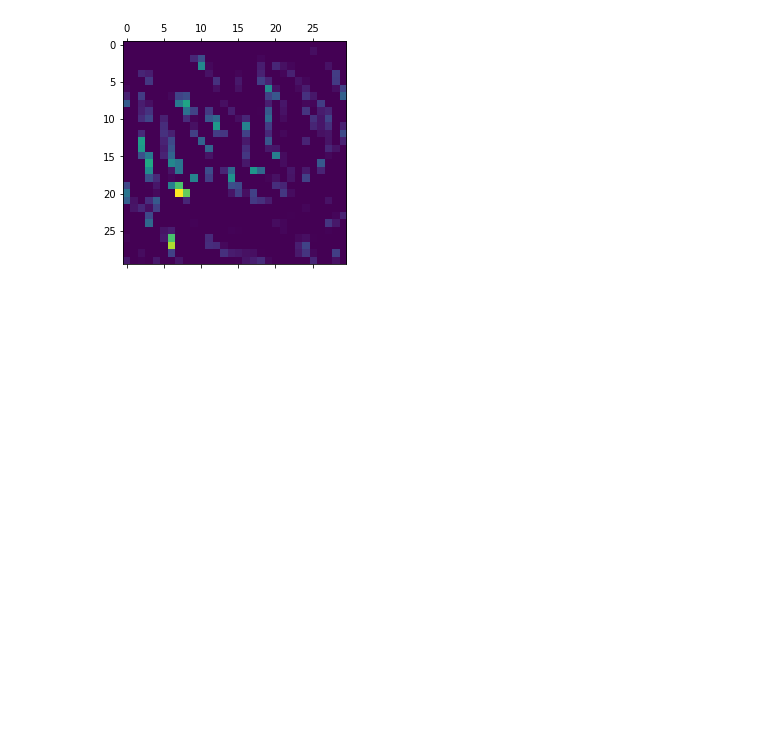
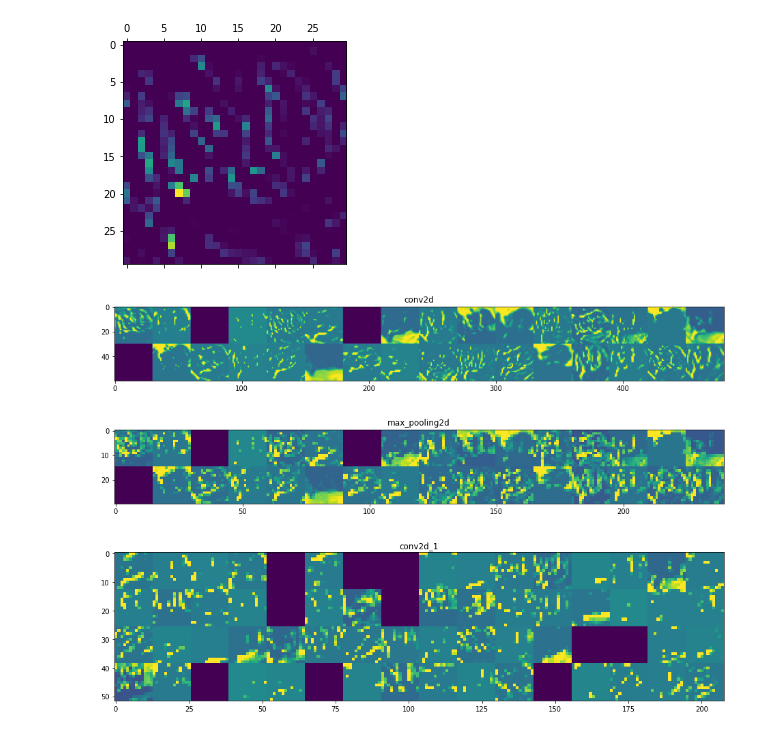
Before and after one commit to igomezv/DLCIMATAGS, a Jupyter notebook: notebooks/Intro_Conv_nets.ipynb, the cells around one changed output. Cells and saved outputs as stored; diff of their text form; code cells hidden in the pictures; blank space fills up the shorter version.

Commit message:
visualization of hidden layers

```diff
--- a/notebooks/Intro_Conv_nets.ipynb
+++ b/notebooks/Intro_Conv_nets.ipynb
@@ -203,3 +203,35 @@ plt.matshow(first_layer_activation[0, :, :, 4], cmap='viridis')
 # %% [output]
 <matplotlib.image.AxesImage at 0x...>
 [figure]
+# %%
+layer_names = []
+for layer in model.layers[:12]:
+    layer_names.append(layer.name) # Names of the layers, so you can have them as part of your plot
+
+images_per_row = 16
+
+for layer_name, layer_activation in zip(layer_names, activations): # Displays the feature maps
+    n_features = layer_activation.shape[-1] # Number of features in the feature map
+    size = layer_activation.shape[1] #The feature map has shape (1, size, size, n_features).
+    n_cols = n_features // images_per_row # Tiles the activation channels in this matrix
+    display_grid = np.zeros((size * n_cols, images_per_row * size))
+    for col in range(n_cols): # Tiles each filter into a big horizontal grid
+        for row in range(images_per_row):
+            channel_image = layer_activation[0,:,:, col * images_per_row + row]
+            channel_image -= channel_image.mean() # Post-processes the feature to make it visually palatable
+            channel_image /= channel_image.std()
+            channel_image *= 64
+            channel_image += 128
+            channel_image = np.clip(channel_image, 0, 255).astype('uint8')
+            display_grid[col * size : (col + 1) * size, # Displays the grid
+                         row * size : (row + 1) * size] = channel_image
+    scale = 1. / size
+    plt.figure(figsize=(scale * display_grid.shape[1],
+                        scale * display_grid.shape[0]))
+    plt.title(layer_name)
+    plt.grid(False)
+    plt.imshow(display_grid, aspect='auto', cmap='viridis')
+# %% [output]
+[figure, added]
+[figure, added]
+[figure, added]
```
